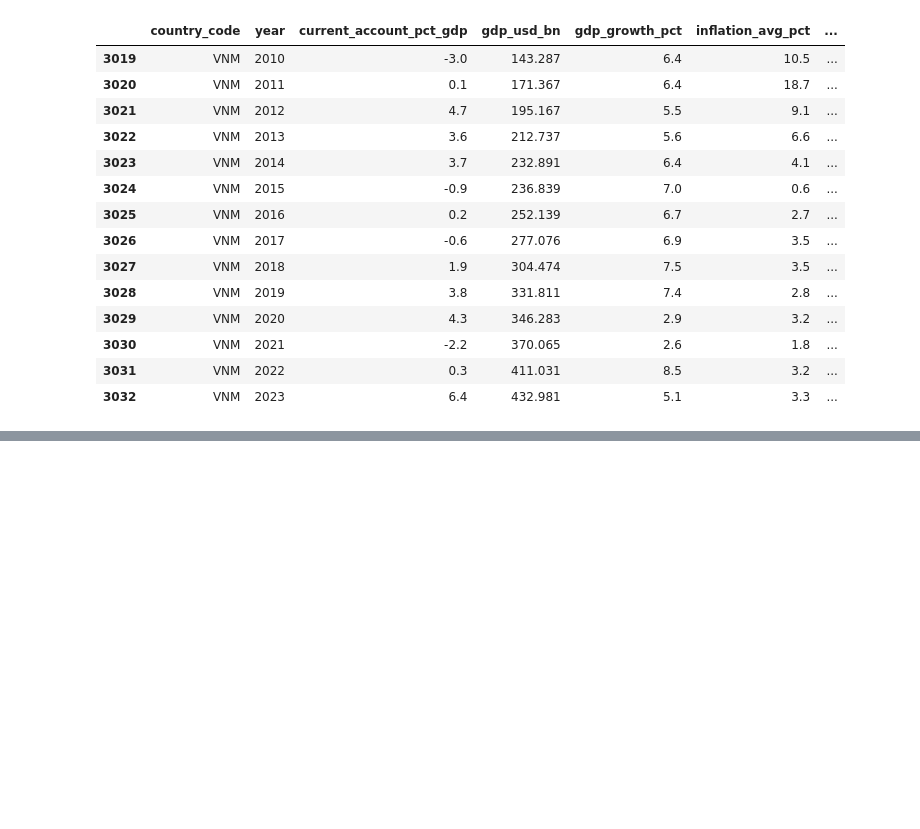
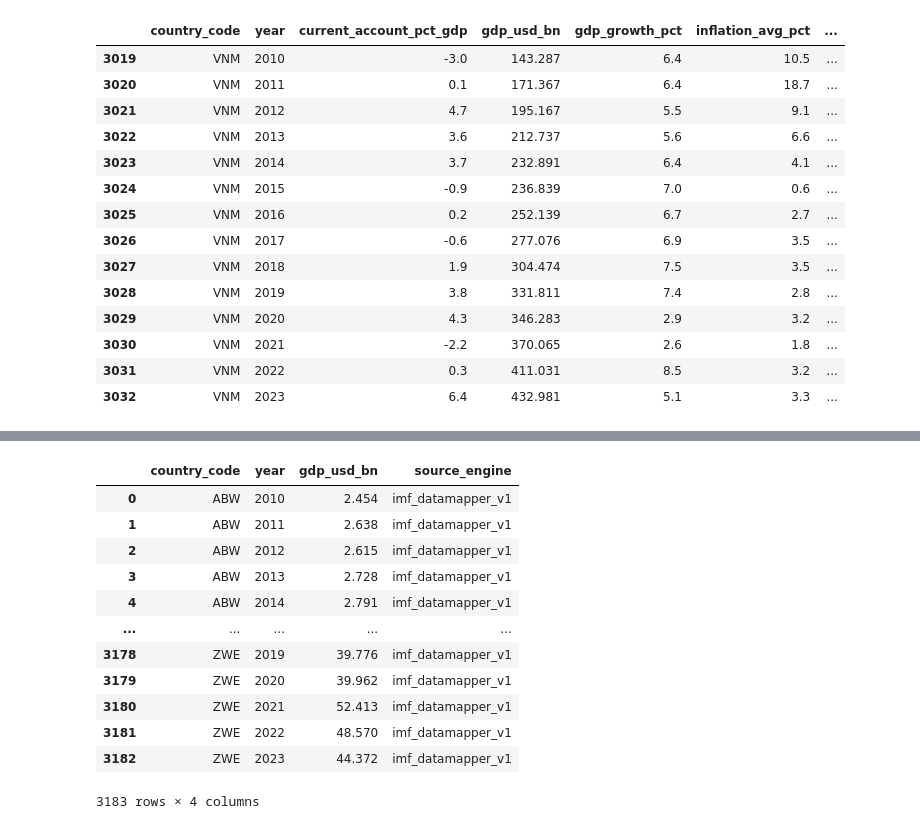
Before and after one commit to elmago07/AI-ML-Learnings, a Jupyter notebook: pandas_learnings.ipynb, the cells around one changed output, grey strips where cells are left out. Saved outputs shown, nothing was run; the diff lists cells and outputs as text; code cells hidden in the pictures; blank space fills up the shorter version.

```diff
--- a/pandas_learnings.ipynb
+++ b/pandas_learnings.ipynb
@@ -418,0 +476,16 @@ df[(df['country_code'] == 'VNM') & (df['unemployment_pct'] < 10)]
+# %%
+df.dropna(axis=1) ##drops columns with missing values
+# %% [output]
+|  | country_code | year | gdp_usd_bn | source_engine |
+| 0 | ABW | 2010 | 2.454 | imf_datamapper_v1 |
+| 1 | ABW | 2011 | 2.638 | imf_datamapper_v1 |
+| 2 | ABW | 2012 | 2.615 | imf_datamapper_v1 |
+| 3 | ABW | 2013 | 2.728 | imf_datamapper_v1 |
+| 4 | ABW | 2014 | 2.791 | imf_datamapper_v1 |
+| ... | ... | ... | ... | ... |
+| 3178 | ZWE | 2019 | 39.776 | imf_datamapper_v1 |
+| 3179 | ZWE | 2020 | 39.962 | imf_datamapper_v1 |
+| 3180 | ZWE | 2021 | 52.413 | imf_datamapper_v1 |
+| 3181 | ZWE | 2022 | 48.570 | imf_datamapper_v1 |
+| 3182 | ZWE | 2023 | 44.372 | imf_datamapper_v1 |
+3183 rows × 4 columns
```
Also changed, not shown: parts of 6 cells of this notebook.
